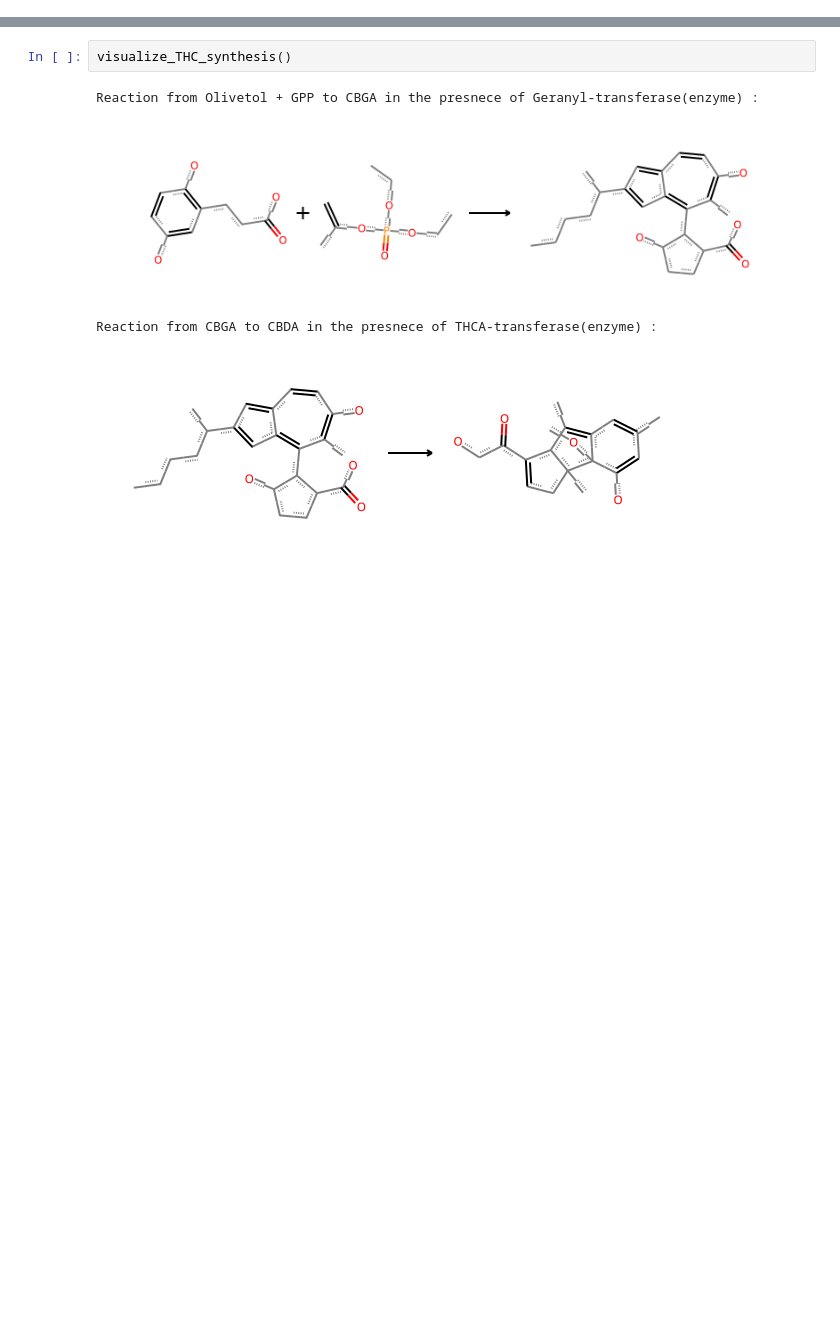
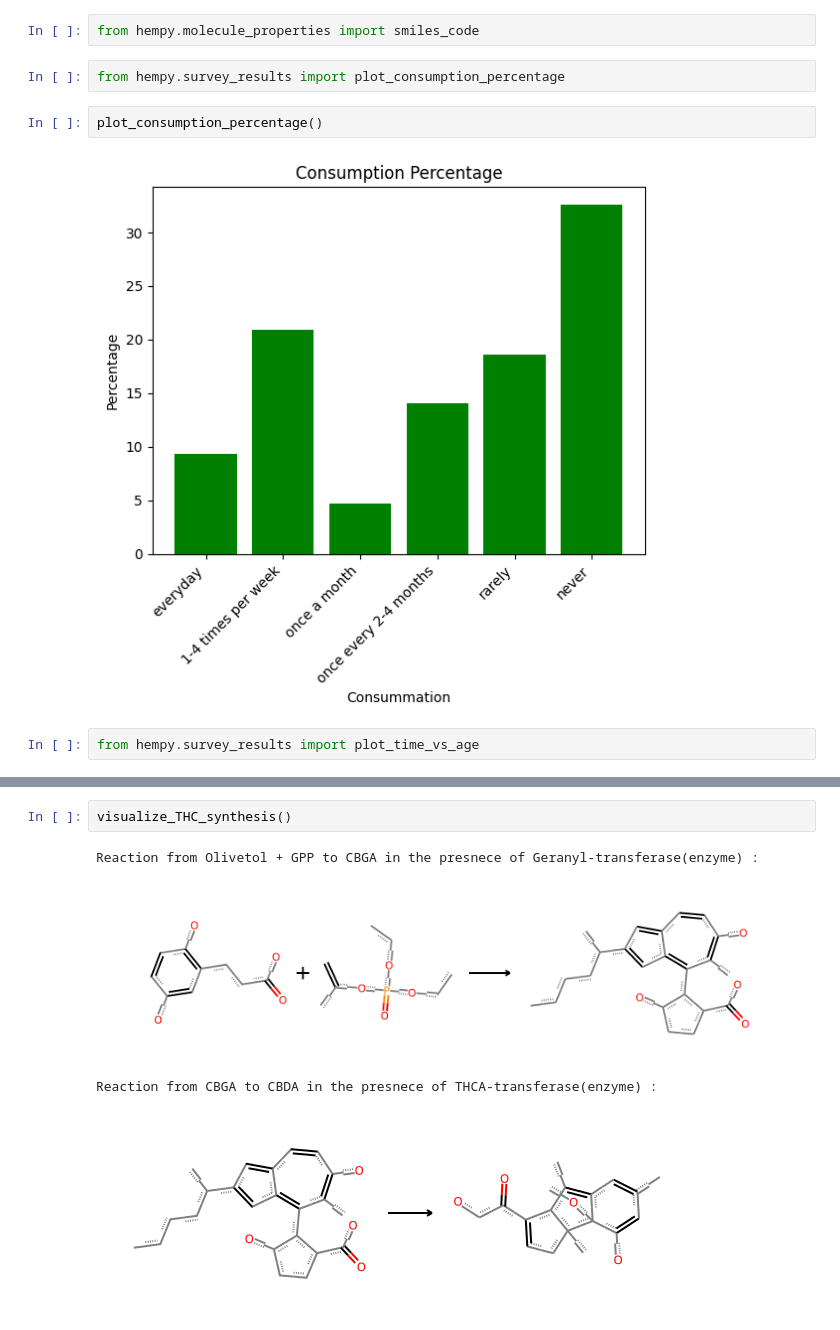
Before and after one commit to i-envy-hades/Hempy, a Jupyter notebook: notebooks/project_report.ipynb, the cells around one changed output, grey strips where cells are left out. Saved outputs shown, nothing was run; the diff lists cells and outputs as text; blank space fills up the shorter version.

```diff
--- a/notebooks/project_report.ipynb
+++ b/notebooks/project_report.ipynb
@@ -4,0 +21,10 @@ import hempy
+# %%
+from hempy.molecule_properties import smiles_code
+# %%
+from hempy.survey_results import plot_consumption_percentage
+# %%
+plot_consumption_percentage()
+# %% [output]
+[figure, added]
+# %%
+from hempy.survey_results import plot_time_vs_age
```
Also changed, not shown: parts of 11 cells of this notebook, 2 other files.
